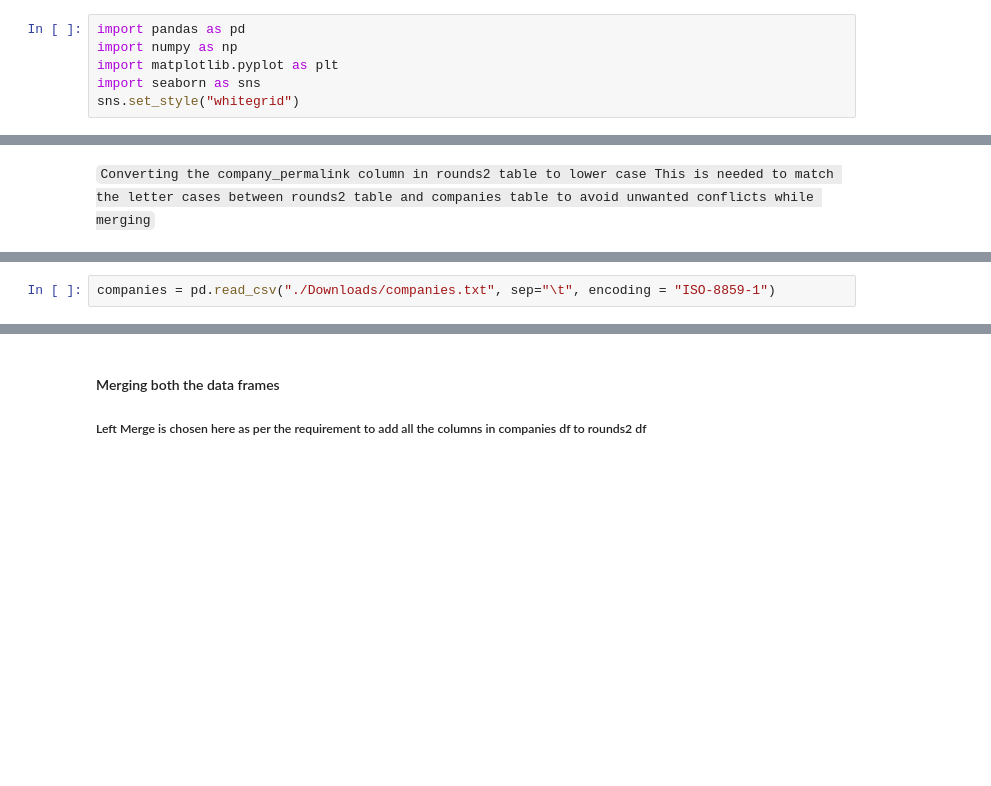
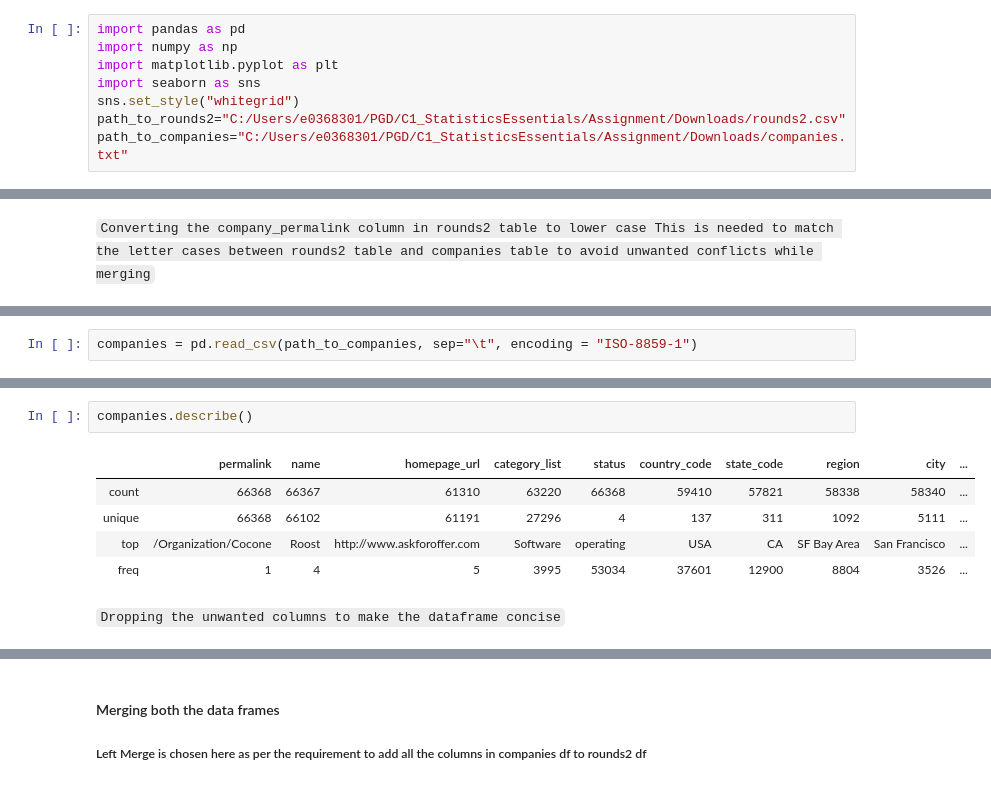
Before and after one commit to sivaswami1885/InvestmentAnalysis, a Jupyter notebook: InvestmentAssignment.ipynb, the cells around one changed output, grey strips where cells are left out. Saved outputs shown, nothing was run; the diff lists cells and outputs as text; blank space fills up the shorter version.

```diff
--- a/InvestmentAssignment.ipynb
+++ b/InvestmentAssignment.ipynb
@@ -8,6 +8,8 @@ import numpy as np
 import matplotlib.pyplot as plt
 import seaborn as sns
 sns.set_style("whitegrid")
+path_to_rounds2="C:/Users/e0368301/PGD/C1_StatisticsEssentials/Assignment/Downloads/rounds2.csv"
+path_to_companies="C:/Users/e0368301/PGD/C1_StatisticsEssentials/Assignment/Downloads/companies.txt"
 # %% [markdown]
 `Reading and investigation of rounds2 csv file`
 # %%
@@ -33,4 +177,4 @@ rounds2.head()
 # %%
-companies = pd.read_csv("./Downloads/companies.txt", sep="\t", encoding = "ISO-8859-1")
+companies = pd.read_csv(path_to_companies, sep="\t", encoding = "ISO-8859-1")
 # %%
 companies.head()
@@ -40,0 +210,10 @@ companies.info()
+# %%
+companies.describe()
+# %% [output]
+|  | permalink | name | homepage_url | category_list | status | country_code | state_code | region | city | ... |
+| count | 66368 | 66367 | 61310 | 63220 | 66368 | 59410 | 57821 | 58338 | 58340 | ... |
+| unique | 66368 | 66102 | 61191 | 27296 | 4 | 137 | 311 | 1092 | 5111 | ... |
+| top | /Organization/Cocone | Roost | http://www.askforoffer.com | Software | operating | USA | CA | SF Bay Area | San Francisco | ... |
+| freq | 1 | 4 | 5 | 3995 | 53034 | 37601 | 12900 | 8804 | 3526 | ... |
+# %% [markdown]
+`Dropping the unwanted columns to make the dataframe concise`
```
Also changed, not shown: parts of 123 cells of this notebook, 4 other files.
